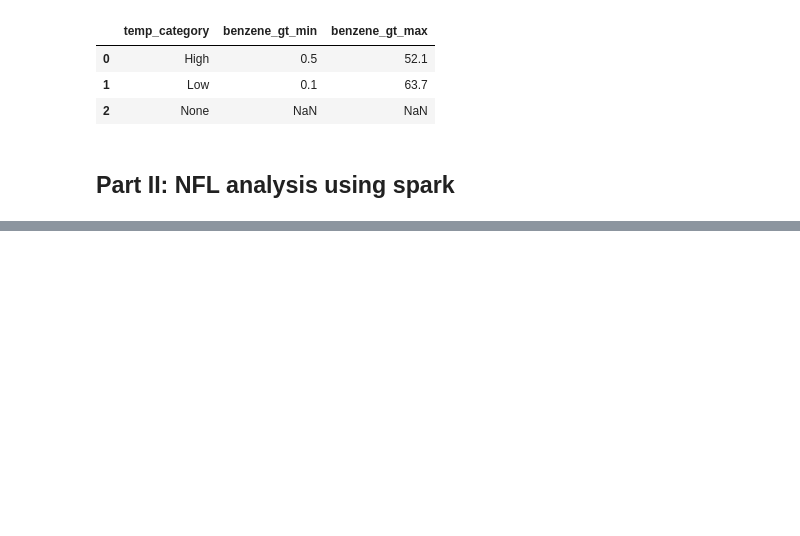
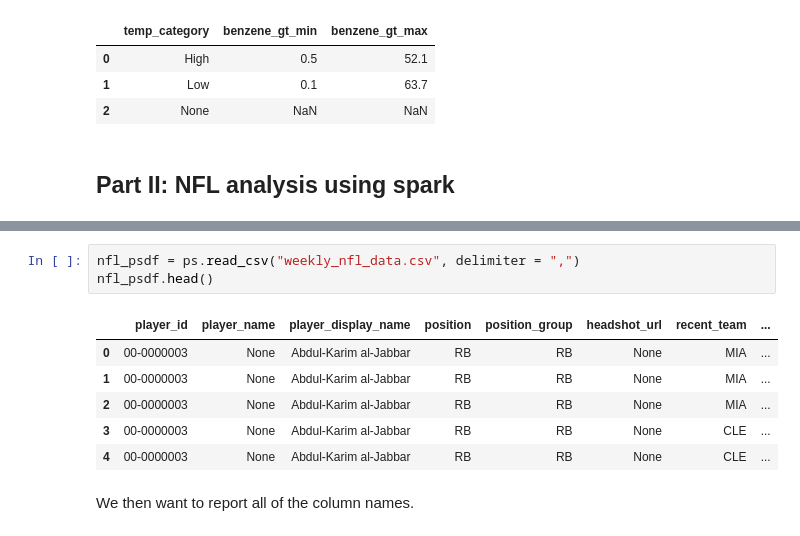
Before and after one commit to Ambaright/ST554-Project-2, a Jupyter notebook: ST554 Project.ipynb, the cells around one changed output, grey strips where cells are left out. Cells and saved outputs as stored; diff of their text form; blank space fills up the shorter version.

```diff
--- a/ST554 Project.ipynb
+++ b/ST554 Project.ipynb
@@ -664,0 +692,12 @@ air_pdf.report_min_max("benzene_gt", group_var = "temp_category")
+# %%
+nfl_psdf = ps.read_csv("weekly_nfl_data.csv", delimiter = ",")
+nfl_psdf.head()
+# %% [output]
+|  | player_id | player_name | player_display_name | position | position_group | headshot_url | recent_team | ... |
+| 0 | 00-0000003 | None | Abdul-Karim al-Jabbar | RB | RB | None | MIA | ... |
+| 1 | 00-0000003 | None | Abdul-Karim al-Jabbar | RB | RB | None | MIA | ... |
+| 2 | 00-0000003 | None | Abdul-Karim al-Jabbar | RB | RB | None | MIA | ... |
+| 3 | 00-0000003 | None | Abdul-Karim al-Jabbar | RB | RB | None | CLE | ... |
+| 4 | 00-0000003 | None | Abdul-Karim al-Jabbar | RB | RB | None | CLE | ... |
+# %% [markdown]
+We then want to report all of the column names.
```
Also changed, not shown: parts of 20 cells of this notebook.
